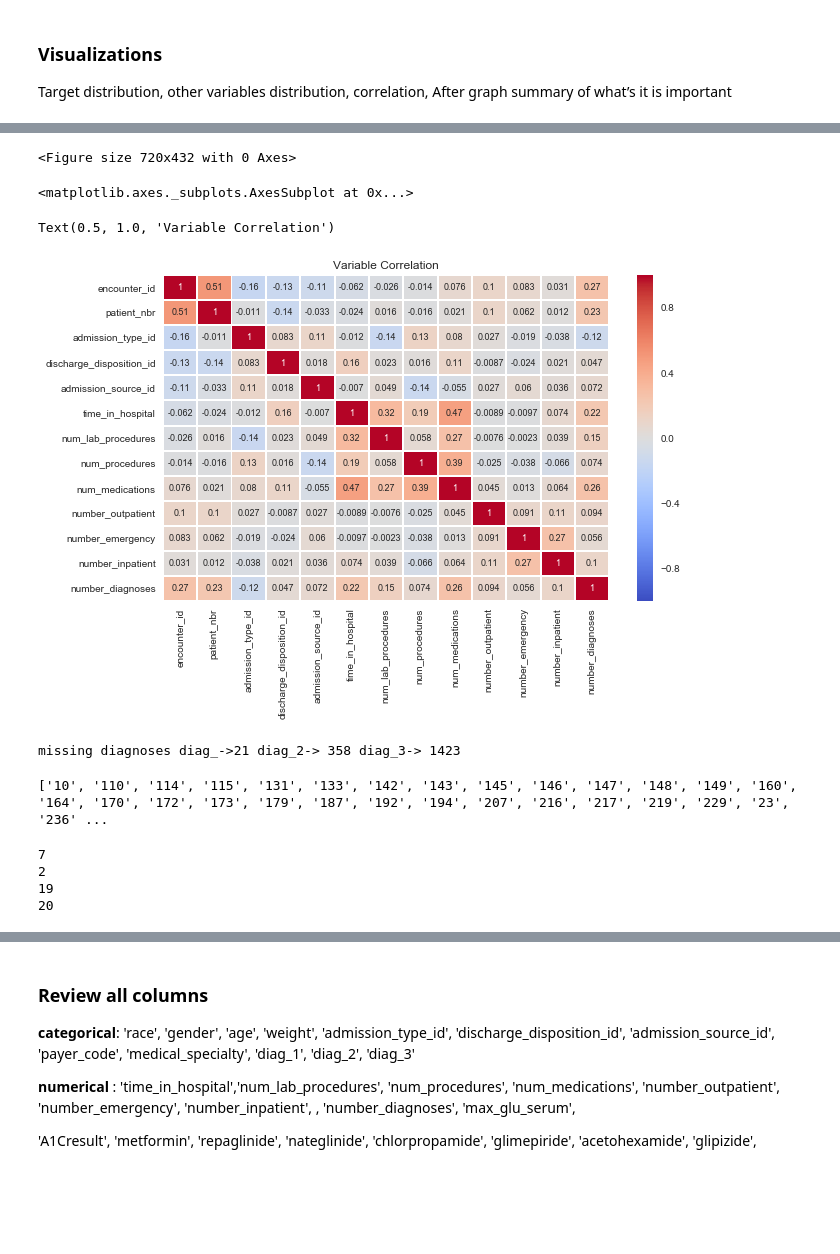
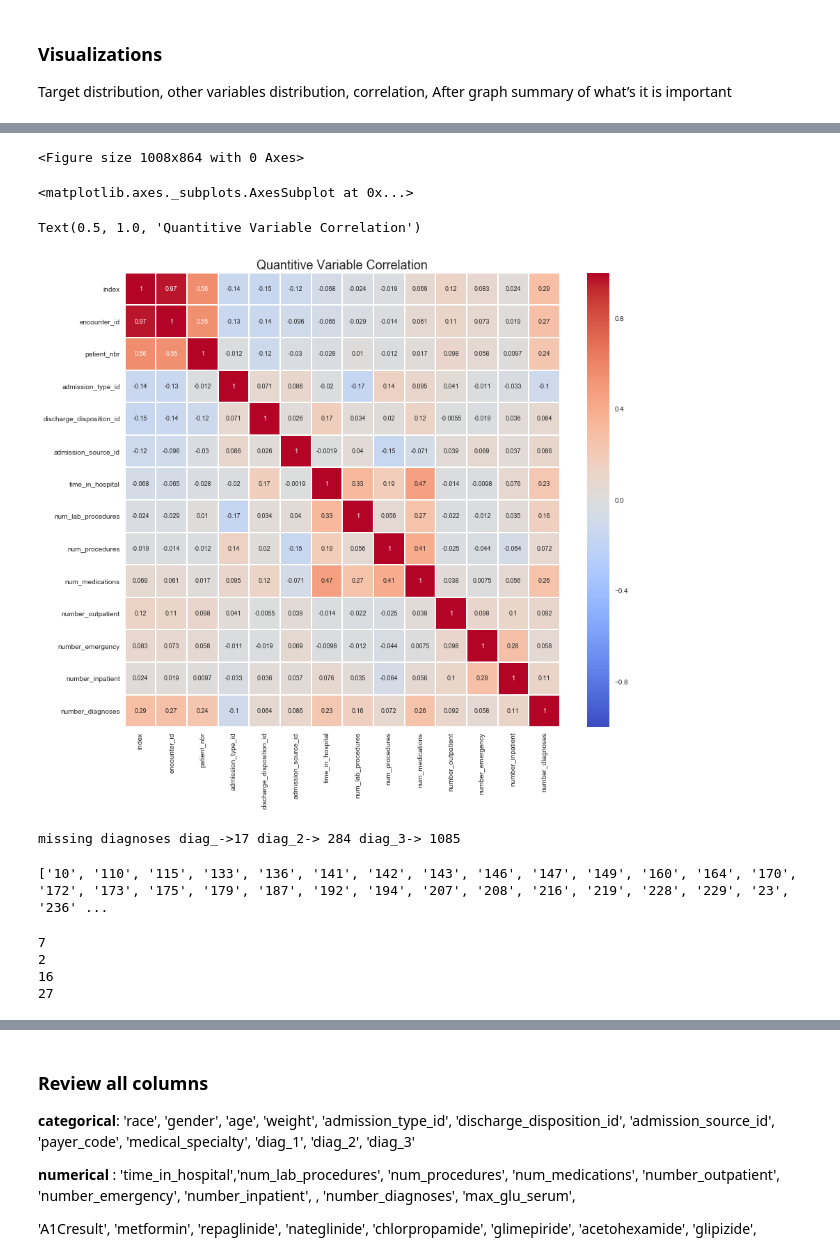
Before and after one commit to v2br/AI_study, a Jupyter notebook: unit3/capstone3.ipynb, the cells around one changed output, grey strips where cells are left out. Cells and saved outputs as stored; diff of their text form; code cells hidden in the pictures; blank space fills up the shorter version.

```diff
--- a/unit3/capstone3.ipynb
+++ b/unit3/capstone3.ipynb
@@ -372,0 +324,5 @@ for ax in g.axes.flat:
+# %%
+dfc=dfd.copy()
+dfd=dfd[dfd['readmitted'].isin(["NO","<30"])]
+dfd.reset_index(inplace=True)
+countplot(dfd,'readmitted','Readmision Distribution in the dataset')
@@ -372,0 +360,12 @@ for ax in g.axes.flat:
+# %%
+# quanativs
+
+dfd["readm"]=dfd["readmitted"].astype("category")
+dfz=dfd.filter(["time_in_hospital","readm"])
+dfz["all"]=""
+#dfz.groupby("readm").size()
+#dfc=dfc.reset_index(drop=True)
+ax = sns.violinplot(x="all", y="time_in_hospital", hue="readm", data=dfz, split=True)
+ax.set_xlabel(" ")
+ax.set_title("Readmission distribution by time spent in hospital", fontsize=20)
+plt.savefig("time-in-hospital")
@@ -415,22 +433,25 @@ def dist_per_count(df, feature, pLabel, pTitle):
 # %%
 #correlcation
 
-plt.figure(figsize=(10,6))
+plt.figure(figsize=(14,12))
+
 sns.heatmap(dfd.corr(),cmap = 'coolwarm',linewidth = 1,annot= True, annot_kws={"size": 9})
-plt.title('Variable Correlation')
+plt.title('Quantitive Variable Correlation', fontsize=18)
+
+plt.savefig('Correlation')
 plt.show()
 # %% [output]
-<Figure size 720x432 with 0 Axes>
+<Figure size 1008x864 with 0 Axes>
 <matplotlib.axes._subplots.AxesSubplot at 0x...>
-Text(0.5, 1.0, 'Variable Correlation')
+Text(0.5, 1.0, 'Quantitive Variable Correlation')
-[figure, old version]
+[figure, new version]
 # %%
 d1m=dfd[(dfd['diag_1'].str.contains("\?"))].shape[0]
 d2m=dfd[(dfd['diag_2'].str.contains("\?"))].shape[0]
 d3m=dfd[(dfd['diag_3'].str.contains("\?"))].shape[0]
 print('missing diagnoses diag_->' + str(d1m) +' diag_2-> '   + str(d2m) +' diag_3-> '  + str(d3m)  )
 # %% [output]
-missing diagnoses diag_->21 diag_2-> 358 diag_3-> 1423
+missing diagnoses diag_->17 diag_2-> 284 diag_3-> 1085
 # %%
 # see what diagnoese we will need to exclude if we limit by frequecy of diagnoese. For example if we have have it less than 10 times
 cl='diag_1'
@@ -439,7 +460,7 @@ ln=dfd.groupby(cl).size().to_frame('cnt')
 lst=ln.loc[ln['cnt'] < minCnt].index.values.tolist()
 print(lst)
 # %% [output]
-['10', '110', '114', '115', '131', '133', '142', '143', '145', '146', '147', '148', '149', '160', '164', '170', '172', '173', '179', '187', '192', '194', '207', '216', '217', '219', '229', '23', '236' ...
+['10', '110', '115', '133', '136', '141', '142', '143', '146', '147', '149', '160', '164', '170', '172', '173', '175', '179', '187', '192', '194', '207', '208', '216', '219', '228', '229', '23', '236' ...
 # %%
 
 def get_exclusion_list(df,cl, minCnt):
@@ -463,14 +484,11 @@ rd[(520,579)]='9'
 rd[(580,629)]='10'
 rd[(630,679)]='11'
 rd[(680,709)]='12'
-rd[(710,739)]='13'
-rd[(740,759)]='14'
-rd[(760,779)]='15'
-rd[(780,799)]='16'
-rd[(800,1000)]='17'
-rd[('E000','E999')]='18'
-rd[('V000','V999')]='19'
-rd[('?','?999')]   ='20'
+rd[(710,799)]='13'
+rd[(800,1000)]='14'
+rd[('E000','E999')]='15'
+rd[('V000','V999')]='16'
+rd[('?','?999')]   ='27'
 print(rd[459])
 print(rd['205.5'])
 print(rd['V123'])
@@ -478,8 +496,8 @@ print(rd['?'])
 # %% [output]
 7
 2
-19
-20
+16
+27
 # %%
 # we need two steps : make all that have just N as other
 # if value starts with number
```
Also changed, not shown: parts of 44 cells of this notebook.
